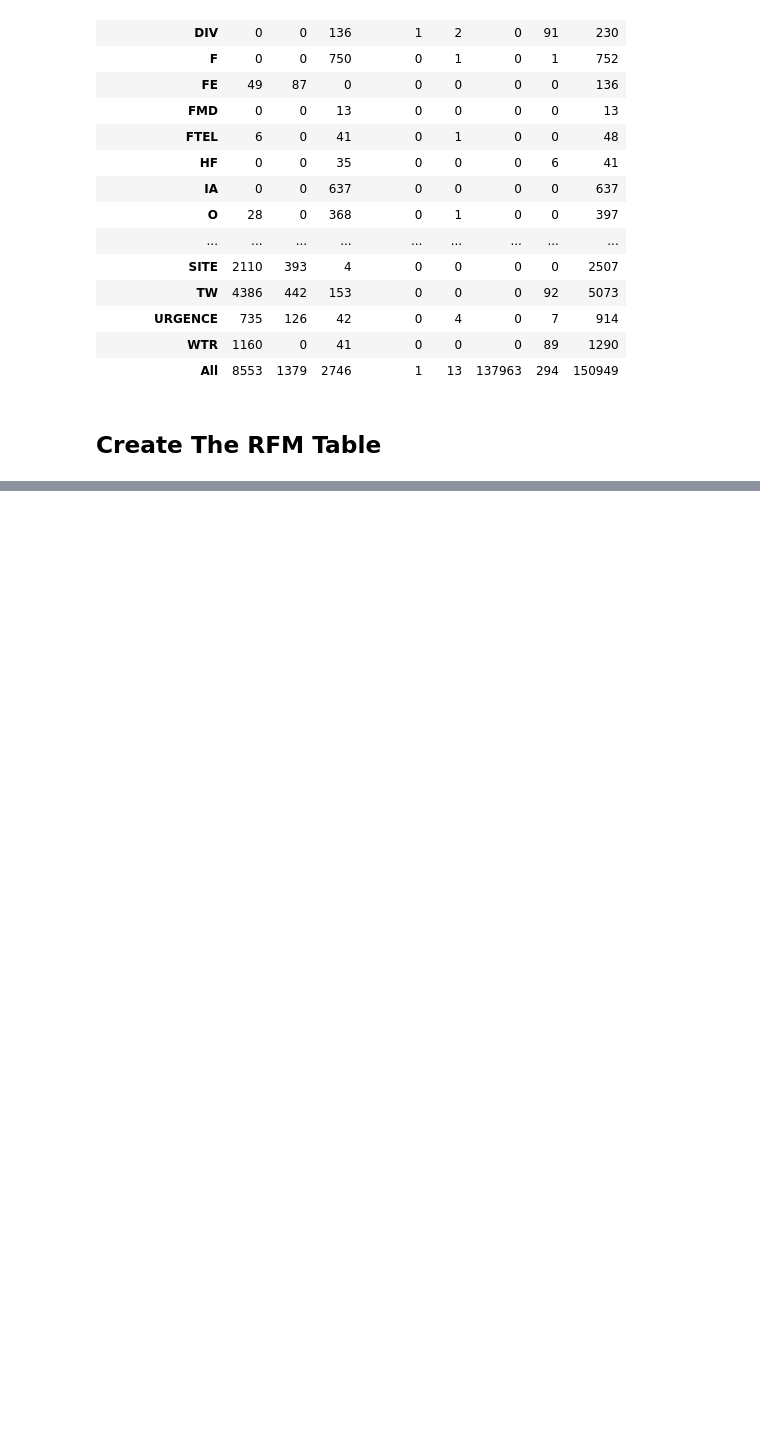
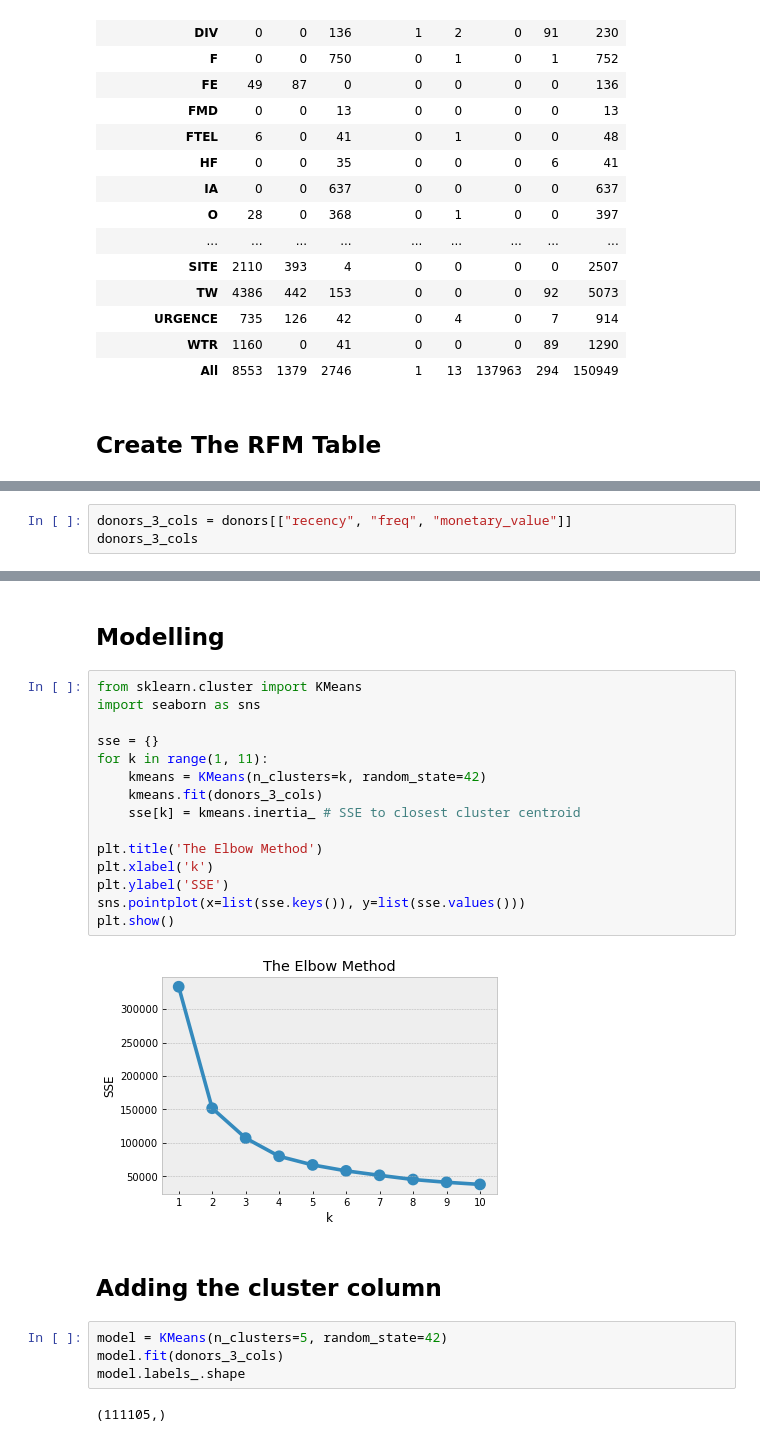
Before and after one commit to Asrorbek-Orzikulov/donations, a Jupyter notebook: donations.ipynb, the cells around one changed output, grey strips where cells are left out. Saved outputs shown, nothing was run; the diff lists cells and outputs as text; blank space fills up the shorter version.

```diff
--- a/donations.ipynb
+++ b/donations.ipynb
@@ -442,0 +461,3 @@ donors.monetary_value.hist()
+# %%
+donors_3_cols = donors[["recency", "freq", "monetary_value"]]
+donors_3_cols
@@ -442,0 +487,27 @@ donors.monetary_value.hist()
+# %% [markdown]
+## Modelling
+# %%
+from sklearn.cluster import KMeans
+import seaborn as sns
+
+sse = {}
+for k in range(1, 11):
+    kmeans = KMeans(n_clusters=k, random_state=42)
+    kmeans.fit(donors_3_cols)
+    sse[k] = kmeans.inertia_ # SSE to closest cluster centroid
+
+plt.title('The Elbow Method')
+plt.xlabel('k')
+plt.ylabel('SSE')
+sns.pointplot(x=list(sse.keys()), y=list(sse.values()))
+plt.show()
+# %% [output]
+[figure, added]
+# %% [markdown]
+## Adding the cluster column
+# %%
+model = KMeans(n_clusters=5, random_state=42)
+model.fit(donors_3_cols)
+model.labels_.shape
+# %% [output]
+(111105,)
```
Also changed, not shown: parts of 41 cells of this notebook, 1 other file.
